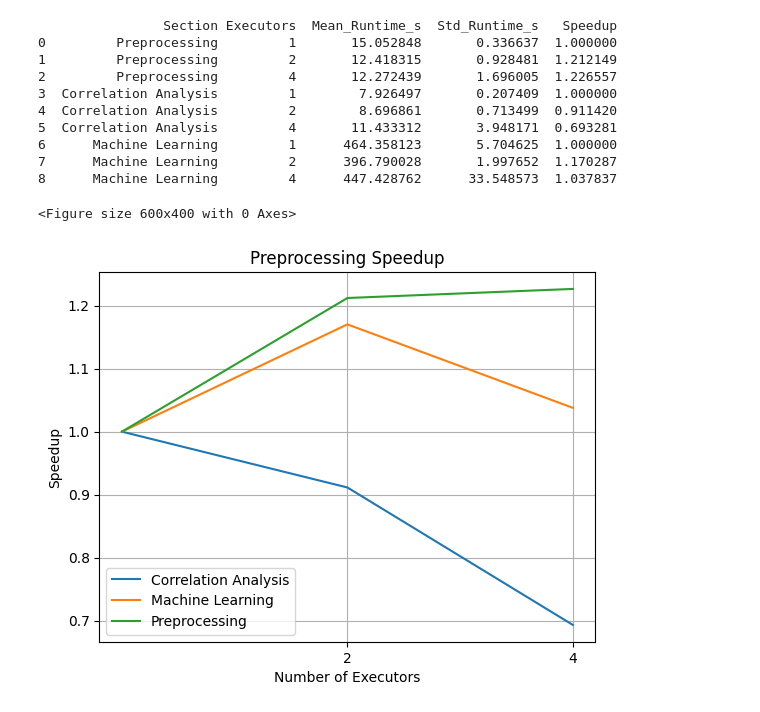
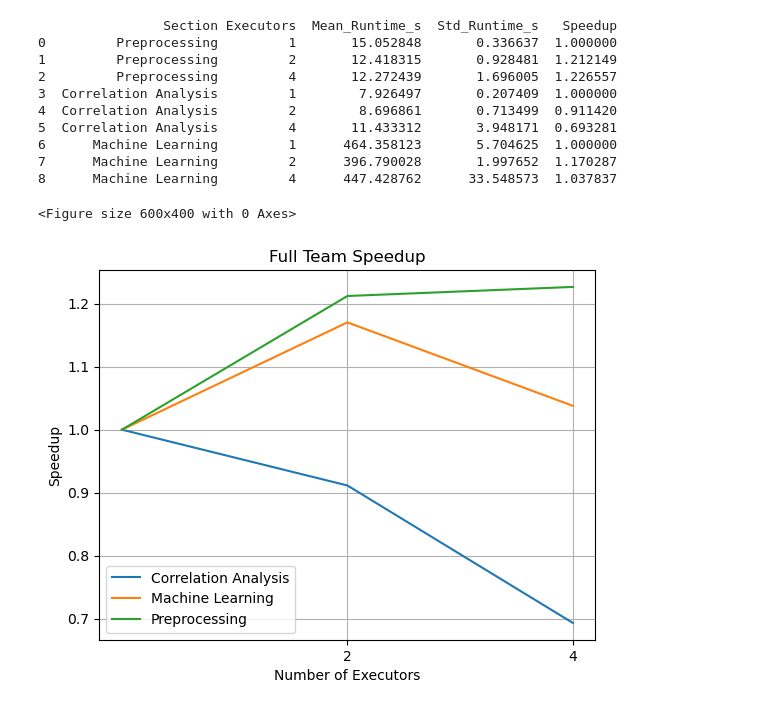
Before and after one commit to sykhalil/Big_Data_Analytics_SAT5165_Projects, a Jupyter notebook: Large_Project_1/Suha_Sandra_Noelle_Large_Project_1_Workflow.ipynb, the cells around one changed output. Drawn from its saved outputs; the diff is of its cells as text; code cells hidden in the pictures.

Commit message:
FIxed plot label

```diff
--- a/Large_Project_1/Suha_Sandra_Noelle_Large_Project_1_Workflow.ipynb
+++ b/Large_Project_1/Suha_Sandra_Noelle_Large_Project_1_Workflow.ipynb
@@ -1048,22 +1048,22 @@ print(average_team_results_df)
 # %%
 # Comparison plot
 import matplotlib.pyplot as plt
 
 plt.figure(figsize=(6,4))
 
 fig, ax = plt.subplots()
 
 for category, group in average_team_results_df.groupby("Section"):
   ax.plot(group["Executors"], group["Speedup"])
 
 
 plt.xlabel("Number of Executors")
 plt.ylabel("Speedup")
-plt.title("Preprocessing Speedup")
+plt.title("Full Team Speedup")
 plt.xticks([1, 2])
 plt.grid(True)
 plt.legend(["Correlation Analysis", "Machine Learning", "Preprocessing"])
 plt.show()
 # %% [output]
 <Figure size 600x400 with 0 Axes>
-[figure, old version]
+[figure, new version]
```
